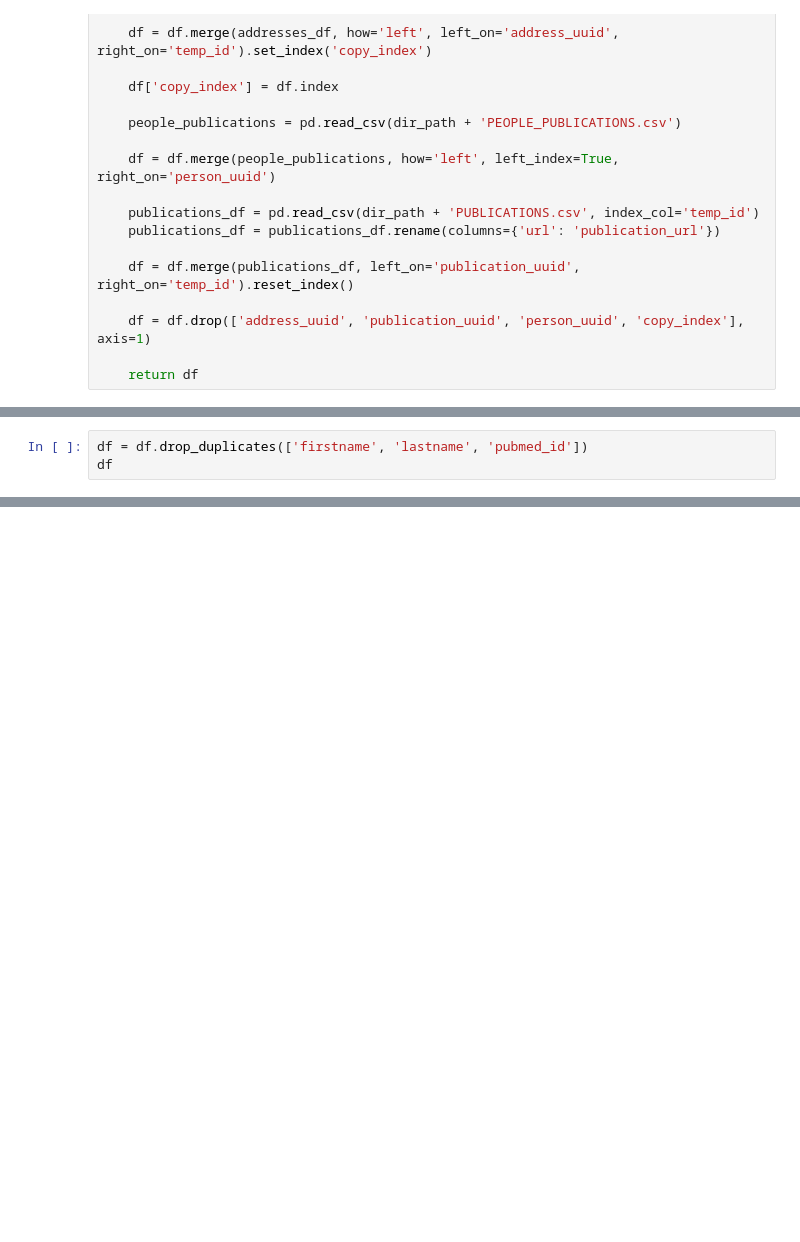
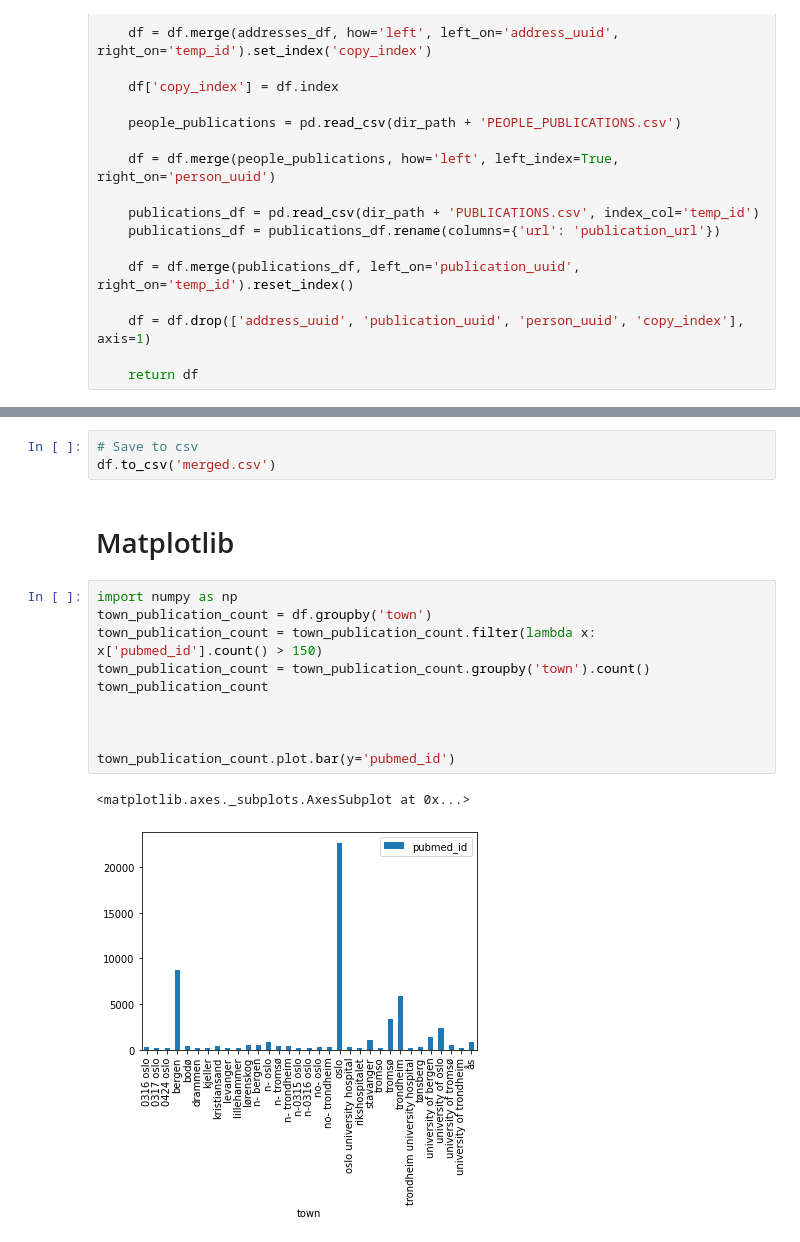
Before and after one commit to jakub-baranski/pandas_training, a Jupyter notebook: Pandas project.ipynb, the cells around one changed output, grey strips where cells are left out. Drawn from its saved outputs; the diff is of its cells as text; blank space fills up the shorter version.

```diff
--- a/Pandas project.ipynb
+++ b/Pandas project.ipynb
@@ -58,3 +54,0 @@ df = pd.concat((merge_dir(i) for i in range(50)), axis=0, ignore_index=True)
-# %%
-df = df.drop_duplicates(['firstname', 'lastname', 'pubmed_id'])
-df
@@ -74,0 +55,18 @@ df
+# %%
+# Save to csv
+df.to_csv('merged.csv')
+# %% [markdown]
+# Matplotlib
+# %%
+import numpy as np
+town_publication_count = df.groupby('town')
+town_publication_count = town_publication_count.filter(lambda x: x['pubmed_id'].count() > 150)
+town_publication_count = town_publication_count.groupby('town').count()
+town_publication_count
+
+
+
+town_publication_count.plot.bar(y='pubmed_id')
+# %% [output]
+<matplotlib.axes._subplots.AxesSubplot at 0x...>
+[figure, added]
```
Also changed, not shown: parts of 6 cells of this notebook.
